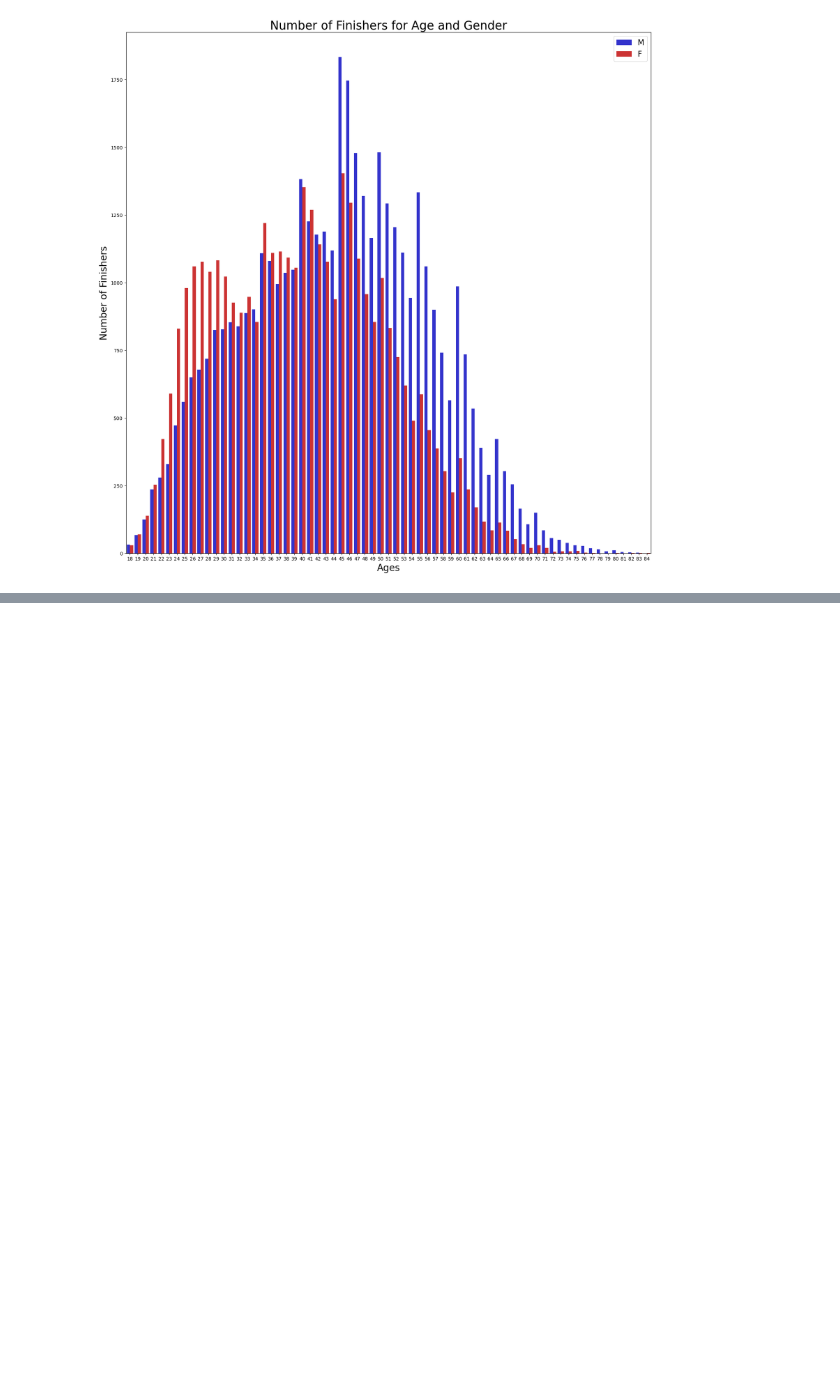
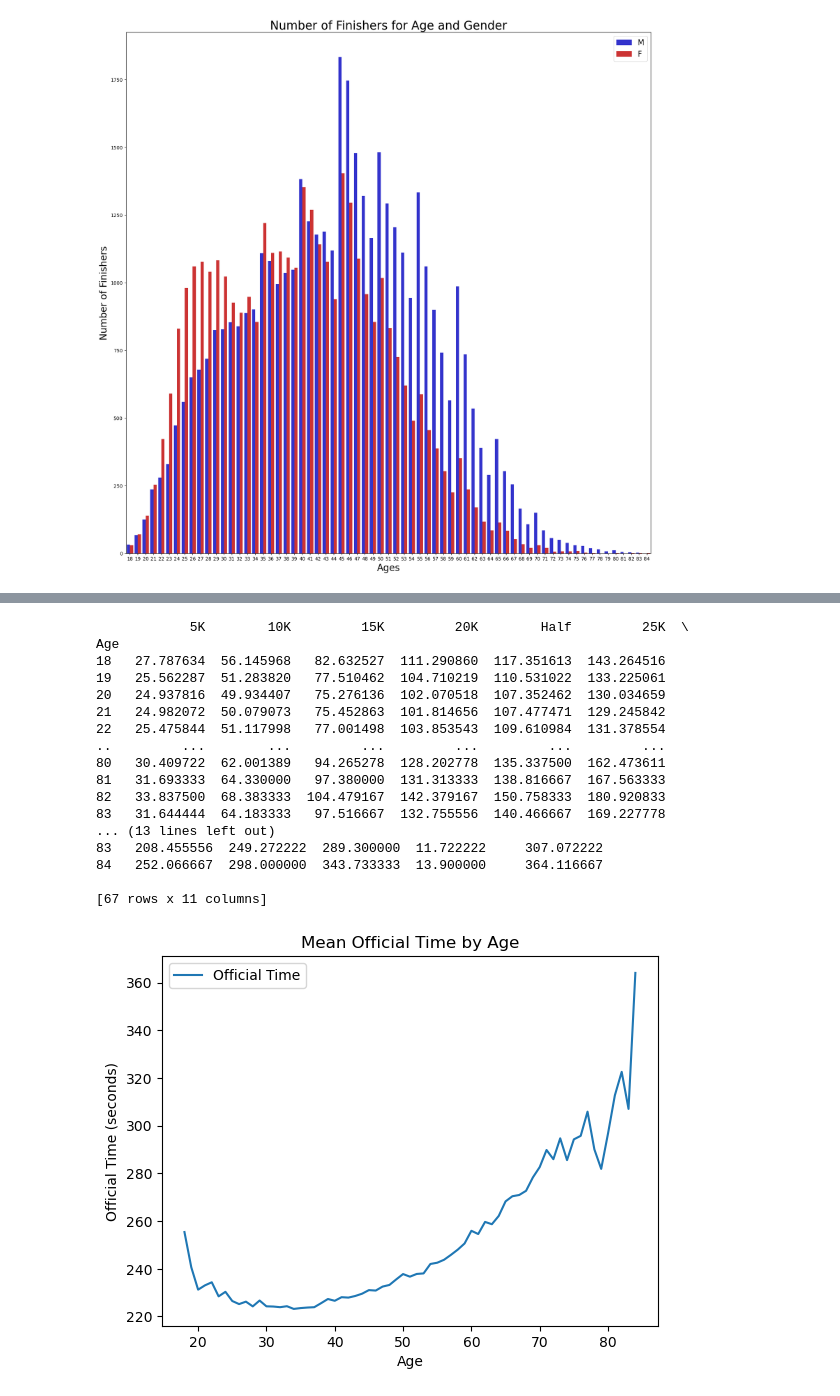
Before and after one commit to karthiksneu/boston-marathon-analysis, a Jupyter notebook: BostonMarathon.ipynb, the cells around one changed output, grey strips where cells are left out. Saved outputs shown, nothing was run; the diff lists cells and outputs as text; code cells hidden in the pictures; blank space fills up the shorter version.

```diff
--- a/BostonMarathon.ipynb
+++ b/BostonMarathon.ipynb
@@ -156,0 +221,28 @@ plt.show()
+# %%
+age_group = test_df.groupby('Age').mean()[['5K', '10K', '15K', '20K', 'Half', '25K', '30K', '35K', '40K', 'Pace', 'Official Time']]
+
+print(age_group)
+
+age_group.plot(kind='line', y='Official Time')
+plt.title('Mean Official Time by Age')
+plt.ylabel('Official Time (seconds)')
+plt.show()
+# %% [output]
+            5K        10K         15K         20K        Half         25K  \
+Age
+18   27.787634  56.145968   82.632527  111.290860  117.351613  143.264516
+19   25.562287  51.283820   77.510462  104.710219  110.531022  133.225061
+20   24.937816  49.934407   75.276136  102.070518  107.352462  130.034659
+21   24.982072  50.079073   75.452863  101.814656  107.477471  129.245842
+22   25.475844  51.117998   77.001498  103.853543  109.610984  131.378554
+..         ...        ...         ...         ...         ...         ...
+80   30.409722  62.001389   94.265278  128.202778  135.337500  162.473611
+81   31.693333  64.330000   97.380000  131.313333  138.816667  167.563333
+82   33.837500  68.383333  104.479167  142.379167  150.758333  180.920833
+83   31.644444  64.183333   97.516667  132.755556  140.466667  169.227778
+... (13 lines left out)
+83   208.455556  249.272222  289.300000  11.722222     307.072222
+84   252.066667  298.000000  343.733333  13.900000     364.116667
+
+[67 rows x 11 columns]
+[figure, added]
```
Also changed, not shown: parts of 24 cells of this notebook.
